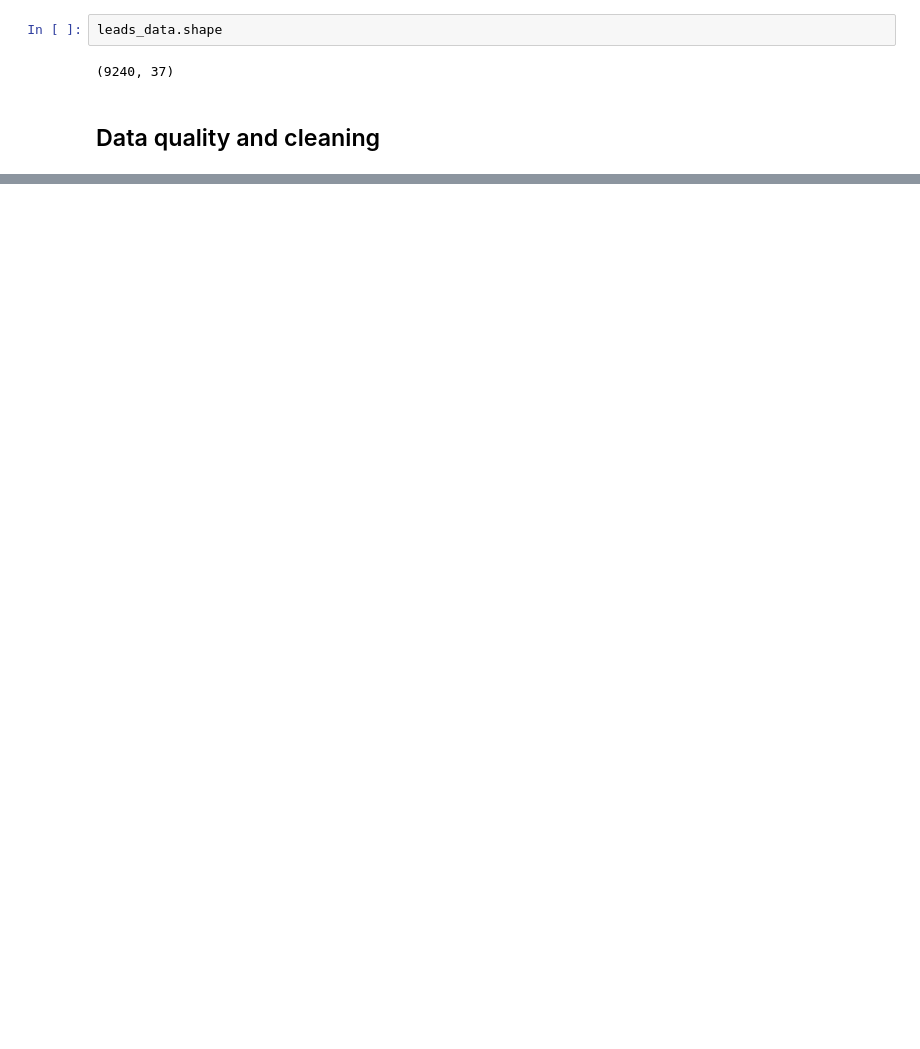
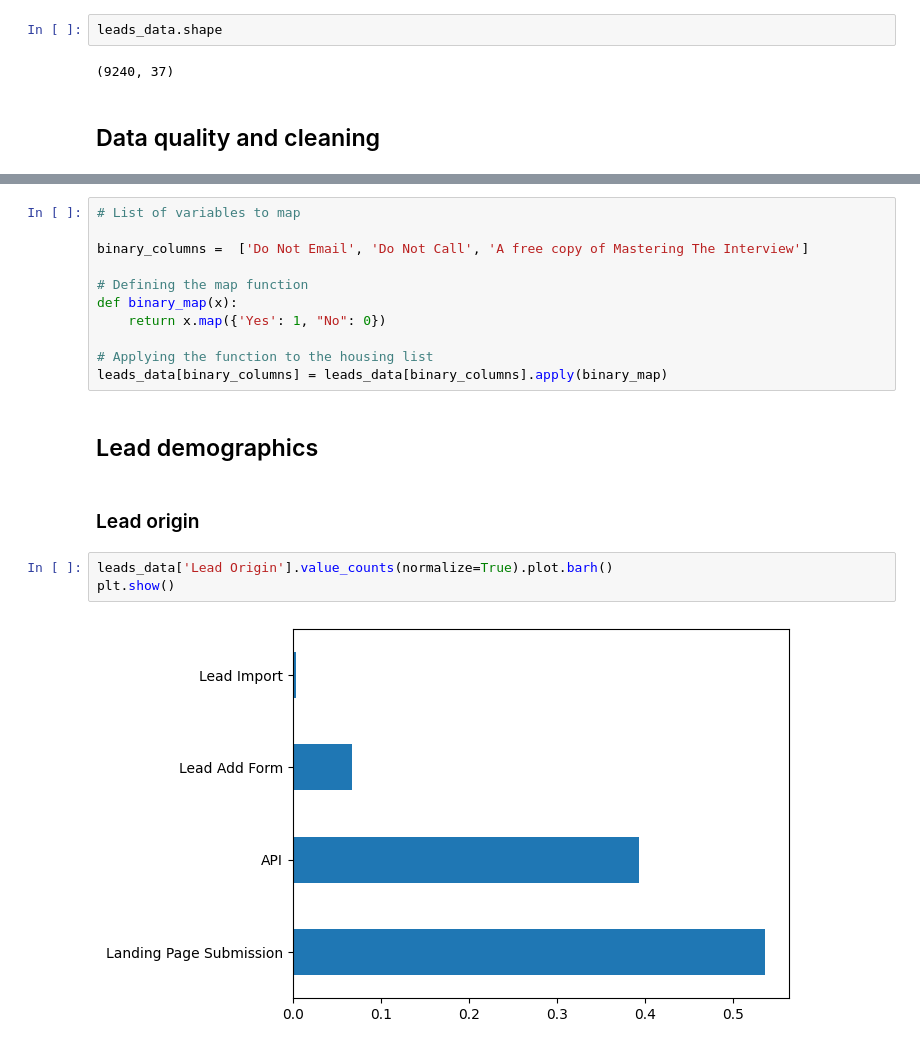
Before and after one commit to booleanhunter/lucrative-learners, a Jupyter notebook: solution.ipynb, the cells around one changed output, grey strips where cells are left out. Drawn from its saved outputs; the diff is of its cells as text; blank space fills up the shorter version.

```diff
--- a/solution.ipynb
+++ b/solution.ipynb
@@ -64,0 +442,20 @@ leads_data.describe()
+# %%
+# List of variables to map
+
+binary_columns =  ['Do Not Email', 'Do Not Call', 'A free copy of Mastering The Interview']
+
+# Defining the map function
+def binary_map(x):
+    return x.map({'Yes': 1, "No": 0})
+
+# Applying the function to the housing list
+leads_data[binary_columns] = leads_data[binary_columns].apply(binary_map)
+# %% [markdown]
+## Lead demographics
+# %% [markdown]
+### Lead origin
+# %%
+leads_data['Lead Origin'].value_counts(normalize=True).plot.barh()
+plt.show()
+# %% [output]
+[figure, added]
```
Also changed, not shown: parts of 82 cells of this notebook.
